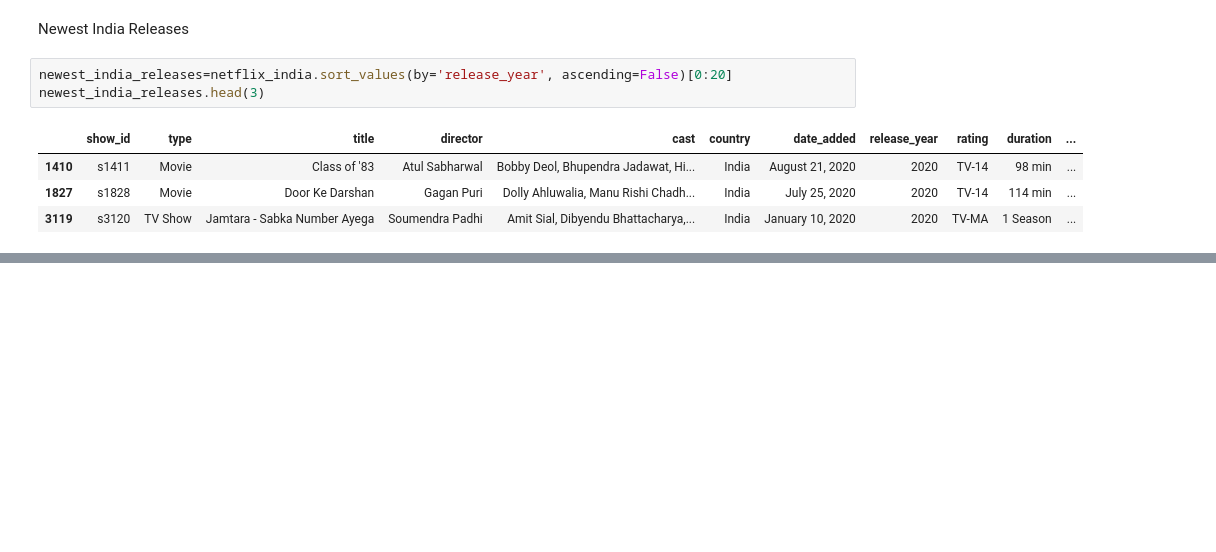
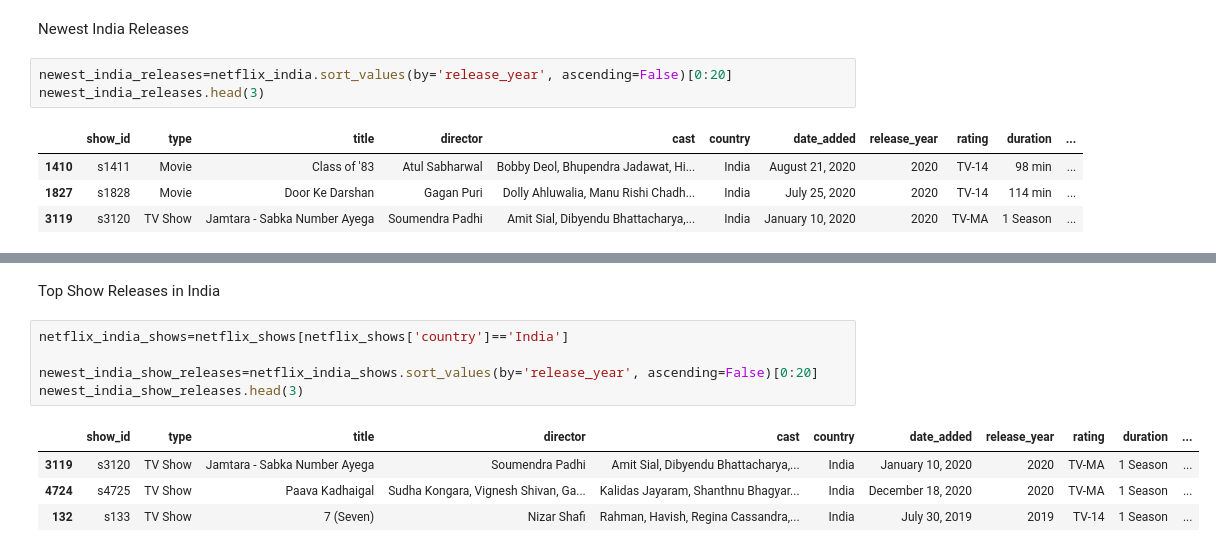
Before and after one commit to vidhik2002/Movie-Recommendation-Netflix, a Jupyter notebook: Recommendation-System.ipynb, the cells around one changed output, grey strips where cells are left out. Cells and saved outputs as stored; diff of their text form; blank space fills up the shorter version.

```diff
--- a/Recommendation-System.ipynb
+++ b/Recommendation-System.ipynb
@@ -167,0 +171,12 @@ newest_india_releases.head(3)
+# %% [markdown]
+Top Show Releases in India
+# %%
+netflix_india_shows=netflix_shows[netflix_shows['country']=='India']
+
+newest_india_show_releases=netflix_india_shows.sort_values(by='release_year', ascending=False)[0:20]
+newest_india_show_releases.head(3)
+# %% [output]
+|  | show_id | type | title | director | cast | country | date_added | release_year | rating | duration | ... |
+| 3119 | s3120 | TV Show | Jamtara - Sabka Number Ayega | Soumendra Padhi | Amit Sial, Dibyendu Bhattacharya,... | India | January 10, 2020 | 2020 | TV-MA | 1 Season | ... |
+| 4724 | s4725 | TV Show | Paava Kadhaigal | Sudha Kongara, Vignesh Shivan, Ga... | Kalidas Jayaram, Shanthnu Bhagyar... | India | December 18, 2020 | 2020 | TV-MA | 1 Season | ... |
+| 132 | s133 | TV Show | 7 (Seven) | Nizar Shafi | Rahman, Havish, Regina Cassandra,... | India | July 30, 2019 | 2019 | TV-14 | 1 Season | ... |
```
Also changed, not shown: parts of 2 cells of this notebook.
